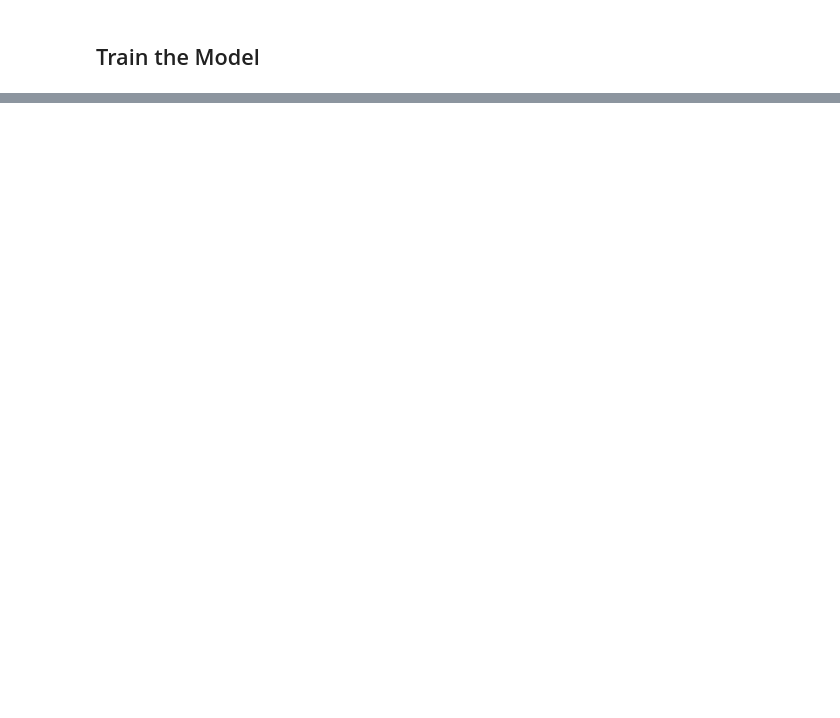
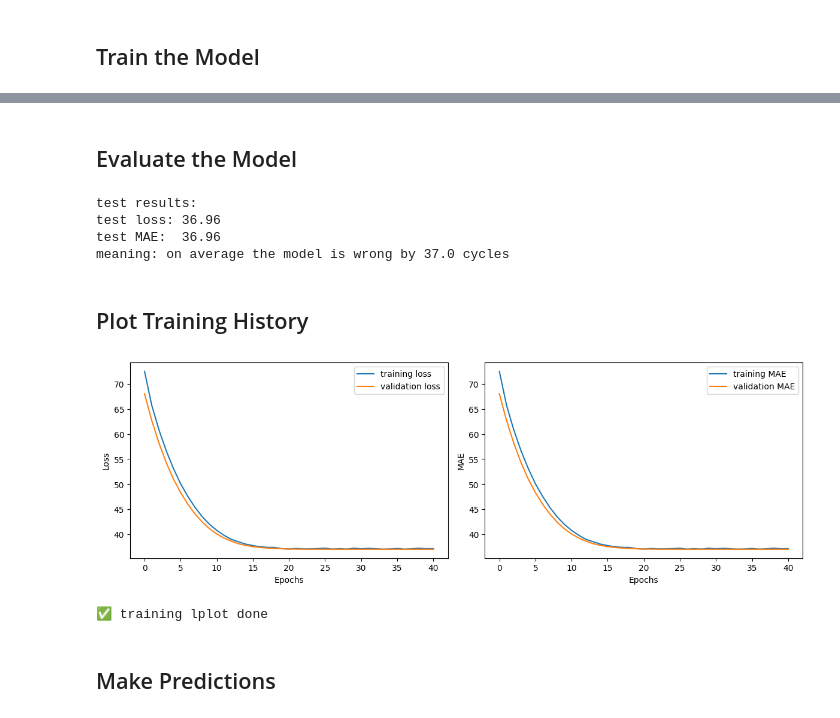
Before and after one commit to Bhawani-Lal/Smartmaintain_Dissertation, a Jupyter notebook: SmartMaintain_EDA.ipynb, the cells around one changed output, grey strips where cells are left out. Saved outputs shown, nothing was run; the diff lists cells and outputs as text; code cells hidden in the pictures; blank space fills up the shorter version.

```diff
--- a/SmartMaintain_EDA.ipynb
+++ b/SmartMaintain_EDA.ipynb
@@ -446,17 +451,24 @@ Model: "sequential"
 # this prevent overfitting ans saves time
 
 early_stop = EarlyStopping(
-    monitor='val_loss',
-    patience=10,
+    monitor='val_mae',
+    patience=15,
     restore_best_weights=True)
 
+reduce_lr = ReduceLROnPlateau(
+    monitor='val_mae',
+    factor=0.5,
+    patience=5,
+    min_lr=0.00001
+
+)
 #train the model
 history = model.fit(
     X_train, y_train,
-    epochs=50,
-    batch_size=64,
+    epochs=100,
+    batch_size=32,
     validation_split=0.1,
-    callbacks=[early_stop],
+    callbacks=[early_stop, reduce_lr],
     verbose=1)
 
 print("training done")
@@ -480 +492,48 @@ Epoch 41/50
 training done
+# %% [markdown]
+## Evaluate the Model
+# %%
+# check how well the model performs on test data
+# test data is data the model has  never seen before
+
+
+test_loss, test_mae = model.evaluate(X_test, y_test, verbose=0)
+
+print("test results:")
+print(f"test loss: {test_loss:.2f}")
+print(f"test MAE: {test_mae: .2f}")
+print(f"meaning: on average the model is wrong by {test_mae:.1f} cycles")
+# %% [output]
+test results:
+test loss: 36.96
+test MAE:  36.96
+meaning: on average the model is wrong by 37.0 cycles
+# %% [markdown]
+## Plot Training History
+# %%
+# plot how loss changes during training
+
+plt.figure(figsize=(12,4))
+
+plt.subplot(1, 2, 1)
+plt.plot(history.history['loss'], label= 'training loss')
+plt.plot(history.history['val_loss'], label= 'validation loss')
+plt.xlabel('Epochs')
+plt.ylabel('Loss')
+plt.legend()
+
+plt.subplot(1, 2, 2)
+plt.plot(history.history['mae'], label= 'training MAE')
+plt.plot(history.history['val_mae'], label= 'validation MAE')
+plt.xlabel('Epochs')
+plt.ylabel('MAE')
+plt.legend()
+
+plt.tight_layout()
+plt.show()
+print("✅ training lplot done")
+# %% [output]
+[figure, added]
+✅ training lplot done
+# %% [markdown]
+## Make Predictions
```
Also changed, not shown: parts of 3 cells of this notebook.
